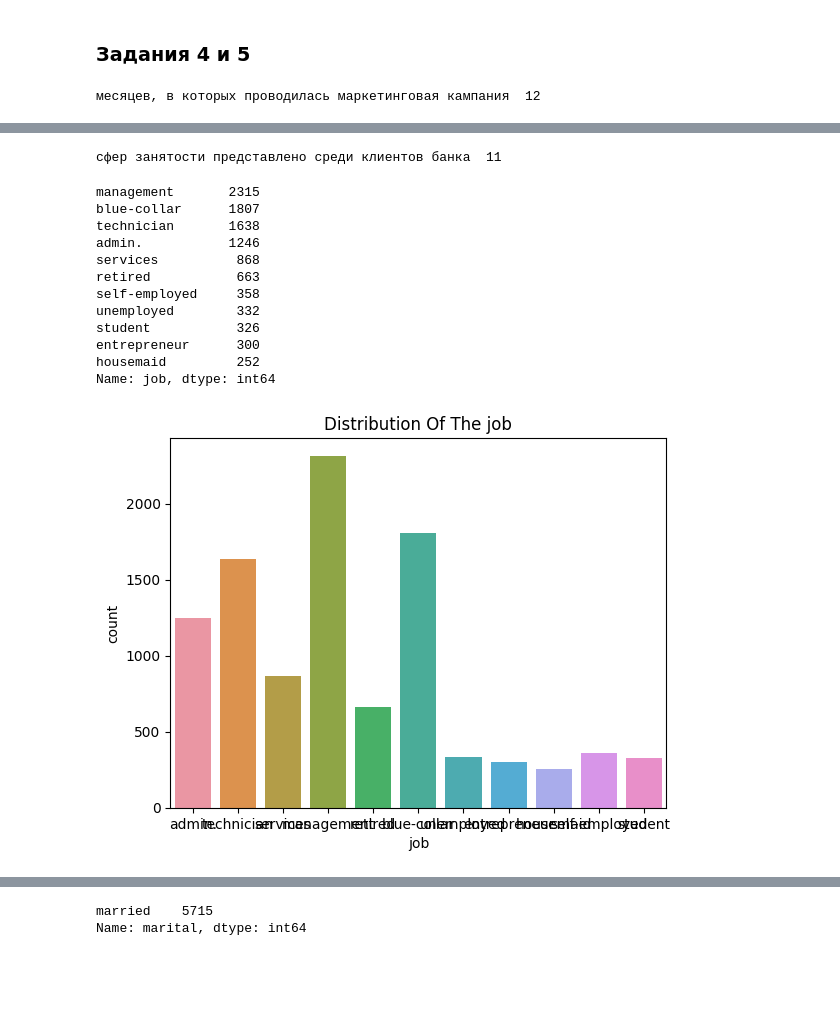
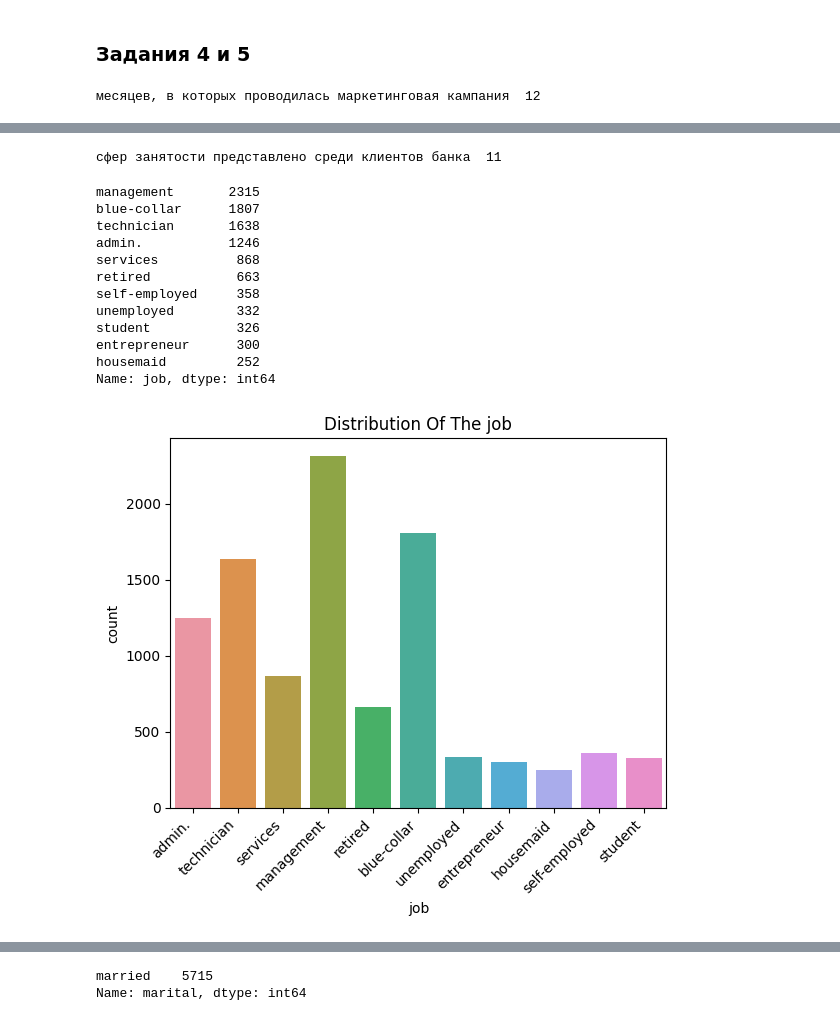
Before and after one commit to kdunaev-a10/SkillFactory-DTS, a Jupyter notebook: project_4/Project_4_ML.ipynb, the cells around one changed output, grey strips where cells are left out. Cells and saved outputs as stored; diff of their text form; code cells hidden in the pictures; blank space fills up the shorter version.

```diff
--- a/project_4/Project_4_ML.ipynb
+++ b/project_4/Project_4_ML.ipynb
@@ -298,34 +300,35 @@ print("минимальная продолжительность разгово
 #рассчитайте описательные статистики для категориальных переменных, проинтерпретируйте результат
 #ваш код
 #постройте визуализации, иллюстрирующие результаты
 print("месяцев, в которых проводилась маркетинговая кампания ", len(cleaned['month'].unique().tolist()))
 pl = sns.countplot(x=cleaned['month'])
 pl.set_title("Distribution Of The month")
 plt.show()
 
 
 print("сфер занятости представлено среди клиентов банка ", len(cleaned['job'].unique().tolist()))
 display(cleaned['job'].value_counts())
 pl = sns.countplot(x=cleaned['job'])
 pl.set_title("Distribution Of The job")
+pl.set_xticklabels(pl.get_xticklabels(), rotation=45, horizontalalignment='right')
 plt.show()
 # %% [output]
 месяцев, в которых проводилась маркетинговая кампания  12
 [figure]
 сфер занятости представлено среди клиентов банка  11
 management       2315
 blue-collar      1807
 technician       1638
 admin.           1246
 services          868
 retired           663
 self-employed     358
 unemployed        332
 student           326
 entrepreneur      300
 housemaid         252
 Name: job, dtype: int64
-[figure, old version]
+[figure, new version]
 # %%
 print("емейное положение среди клиентов банка ", cleaned['marital'].unique())
 #display(cleaned['marital'].value_counts().sort_values(ascending=False))
```
Also changed, not shown: parts of 32 cells of this notebook, 2 other files.
